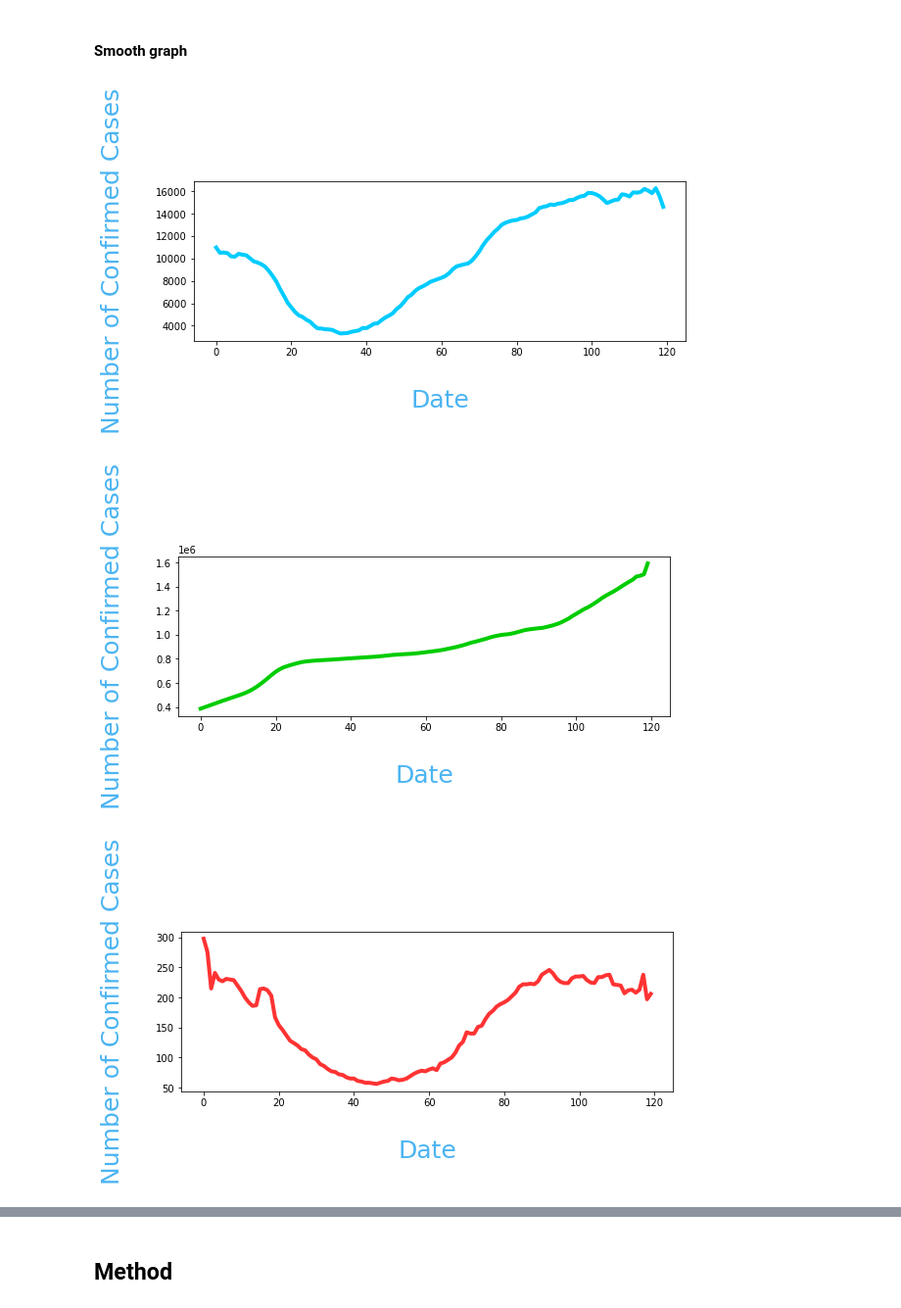
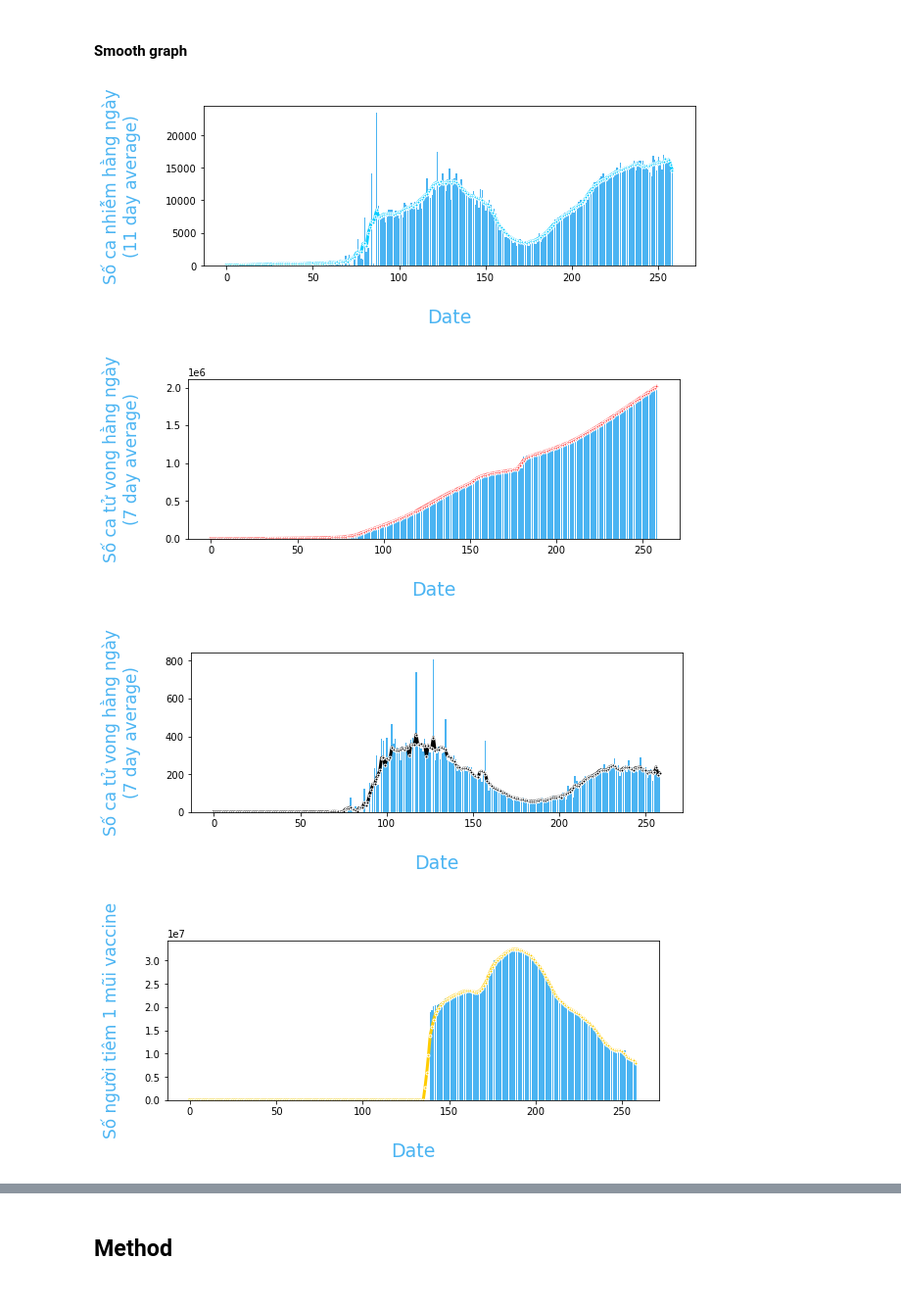
Before and after one commit to zero-nnkn/vietnam-covid19-prediction, a Jupyter notebook: model.ipynb, the cells around one changed output, grey strips where cells are left out. Shown at 98% size. Drawn from its saved outputs; the diff is of its cells as text; code cells hidden in the pictures.

```diff
--- a/model.ipynb
+++ b/model.ipynb
@@ -94,14 +112,19 @@ drawCase(X_date, Y_deaths, RED_LIGHT)
 # %% [markdown]
 #### Smooth graph
-# %%
-Y_cases_smooth = smooth(Y_cases.reshape(-1,1)).reshape(-1,)
-Y_recovered_smooth = smooth(Y_recovered.reshape(-1,1)).reshape(-1,)
-Y_deaths_smooth = smooth(Y_deaths.reshape(-1,1)).reshape(-1,)
-
-drawCase(X_date, Y_cases_smooth, BLUE_LIGHT)
-drawCase(X_date, Y_recovered_smooth, GREEN_LIGHT)
-drawCase(X_date, Y_deaths_smooth, RED_LIGHT)
-# %% [output]
-[figure, removed]
-[figure, removed]
-[figure, removed]
+# %%
+Y_cases_smooth = smooth(Y_cases.reshape(-1,1)).reshape(-1,)
+Y_cumulative_cases_smooth = smooth(Y_cumulative_cases.reshape(-1,1)).reshape(-1,)
+Y_deaths_smooth = smooth(Y_deaths.reshape(-1,1)).reshape(-1,)
+Y_vaccine1_smooth = smooth(Y_vaccine1.reshape(-1,1)).reshape(-1,)
+Y_vaccine2_smooth = smooth(Y_vaccine2.reshape(-1,1)).reshape(-1,)
+
+drawCase(X_date, Y_cases_smooth, BLUE_LIGHT, X_date, Y_cases, title ='Số ca nhiễm hằng ngày\n(7 day average)')
+drawCase(X_date, Y_cumulative_cases_smooth, RED_LIGHT, X_date, Y_cumulative_cases, title ='Số ca tử vong hằng ngày\n(7 day average)')
+drawCase(X_date, Y_deaths_smooth, BLACK, X_date, Y_deaths, title ='Số ca tử vong hằng ngày\n(7 day average)')
+drawCase(X_date, Y_vaccine1_smooth, YELLOW_LIGHT, X_date, Y_vaccine1, title ='Số người tiêm 1 mũi vaccine')
+drawCase(X_date, Y_vaccine2_smooth, GREEN_LIGHT, X_date, Y_vaccine2, title ='Số người tiêm 2 mũi vaccine')
+# %% [output]
+[figure, added]
+[figure, added]
+[figure, added]
+[figure, added]
```
Also changed, not shown: parts of 25 cells of this notebook, 10 other files.
